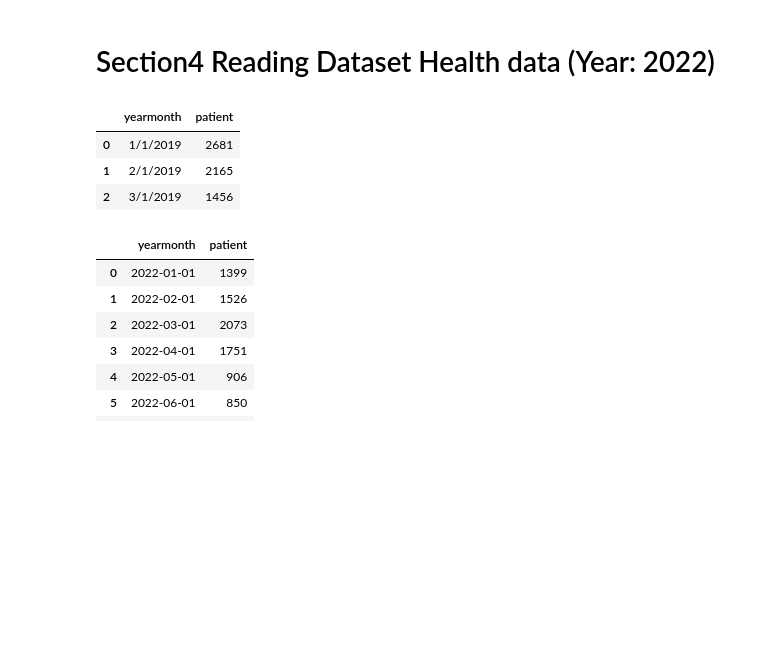
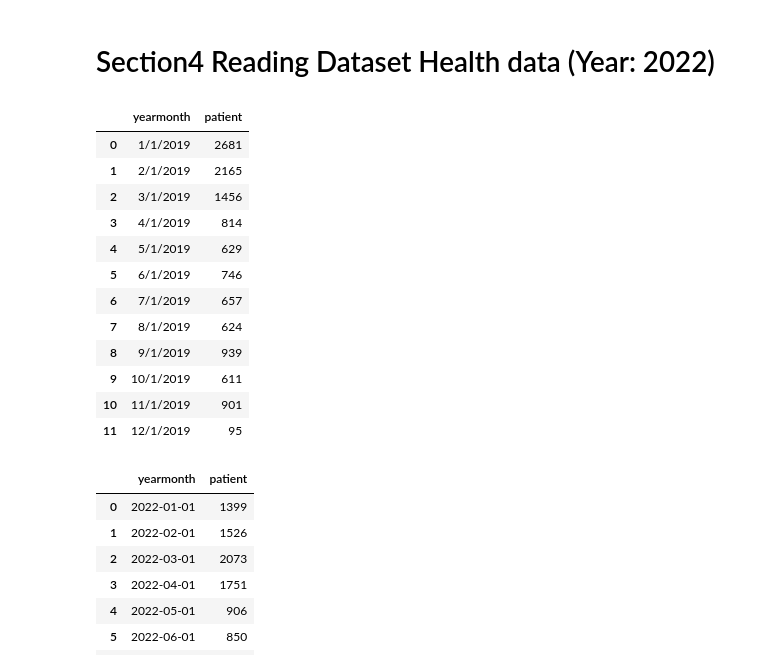
Before and after one commit to akaddman/ml_data, a Jupyter notebook: The_Relationship_of_PM2_5_and_PM10_with_Respiratory_Disease_Incidence_in_Mueang_Chiang_Mai.ipynb, the cells around one changed output. Saved outputs shown, nothing was run; the diff lists cells and outputs as text; code cells hidden in the pictures; blank space fills up the shorter version.

```diff
--- a/The_Relationship_of_PM2_5_and_PM10_with_Respiratory_Disease_Incidence_in_Mueang_Chiang_Mai.ipynb
+++ b/The_Relationship_of_PM2_5_and_PM10_with_Respiratory_Disease_Incidence_in_Mueang_Chiang_Mai.ipynb
@@ -179,12 +205,21 @@ plt.show()
 # %%
 # @title 4.1 Reading Dataset Patients (Year: 2022)
 df_patient=pd.read_csv('/content/ml_data/อัตราป่วยโรคระบบทางเดินหายใจ-2019-2023.csv')
-df_patient.head(3)
+df_patient.head(12)
 # %% [output]
 |  | yearmonth | patient |
 | 0 | 1/1/2019 | 2681 |
 | 1 | 2/1/2019 | 2165 |
 | 2 | 3/1/2019 | 1456 |
+| 3 | 4/1/2019 | 814 |
+| 4 | 5/1/2019 | 629 |
+| 5 | 6/1/2019 | 746 |
+| 6 | 7/1/2019 | 657 |
+| 7 | 8/1/2019 | 624 |
+| 8 | 9/1/2019 | 939 |
+| 9 | 10/1/2019 | 611 |
+| 10 | 11/1/2019 | 901 |
+| 11 | 12/1/2019 | 95 |
 # %%
 # @title 4.2 Setting Data Usage Boundaries for the Year 2022
 df_patient=df_patient[['yearmonth','patient']].reset_index()
```
Also changed, not shown: parts of 13 cells of this notebook, 3 other files.
